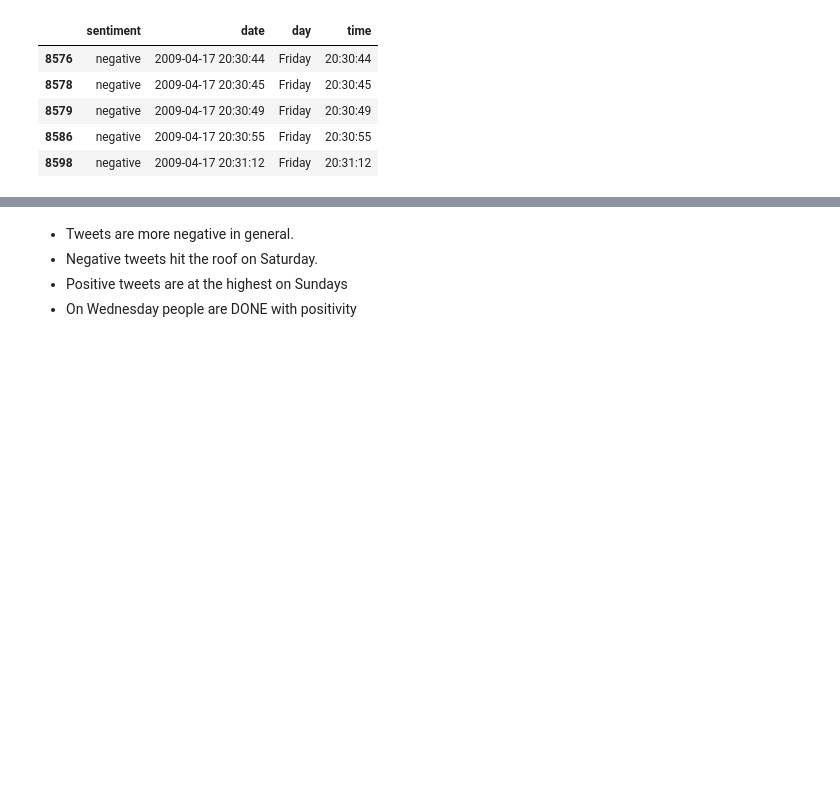
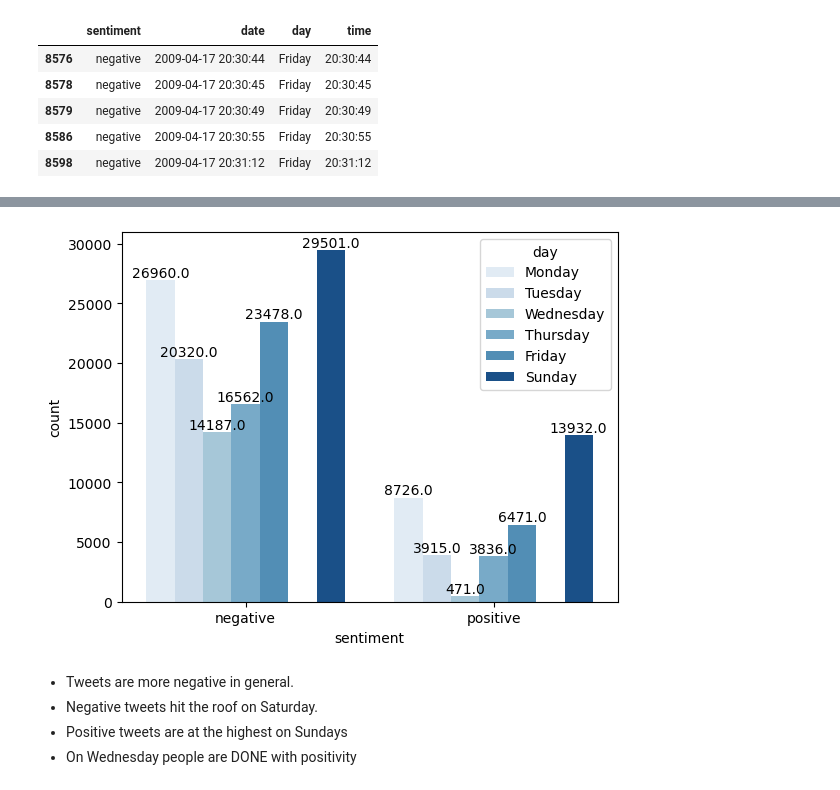
Before and after one commit to nechamab/sentiment_analysis, a Jupyter notebook: notebooks/Exploratory.ipynb, the cells around one changed output, grey strips where cells are left out. Saved outputs shown, nothing was run; the diff lists cells and outputs as text; code cells hidden in the pictures; blank space fills up the shorter version.

```diff
--- a/notebooks/Exploratory.ipynb
+++ b/notebooks/Exploratory.ipynb
@@ -59,0 +63,13 @@ sns.countplot(data = day_of_week, x = 'sentiment', hue = 'day', palette='Blues')
+# %%
+day_order = ['Monday', 'Tuesday', 'Wednesday', 'Thursday', 'Friday', '', 'Sunday']
+day_of_week['day'] = pd.Categorical(day_of_week['day'], categories=day_order, ordered=True)
+
+ax = sns.countplot(data=day_of_week, x='sentiment', hue='day', palette='Blues')
+
+# Add count annotations
+for p in ax.patches:
+    ax.annotate(f'{p.get_height()}', (p.get_x() + p.get_width() / 2, p.get_height()), ha='center', va='bottom')
+
+plt.show()
+# %% [output]
+[figure, added]
```
Also changed, not shown: parts of 7 cells of this notebook, 7 other files.
